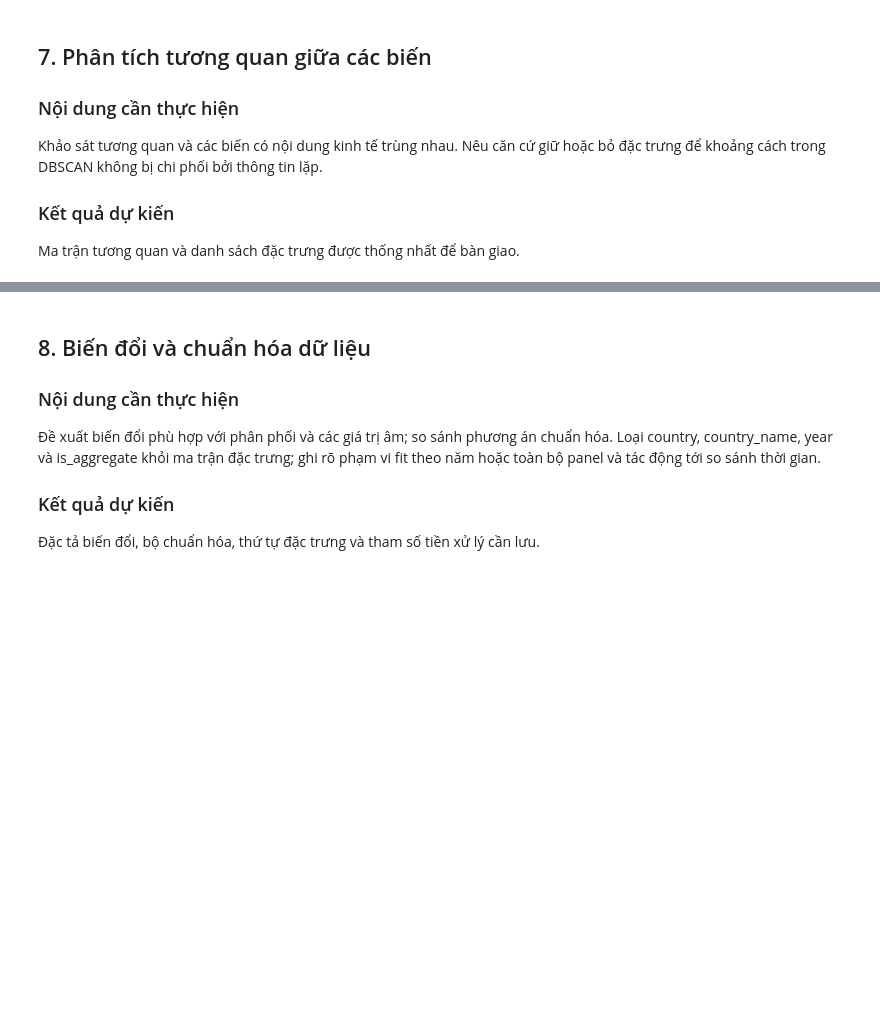
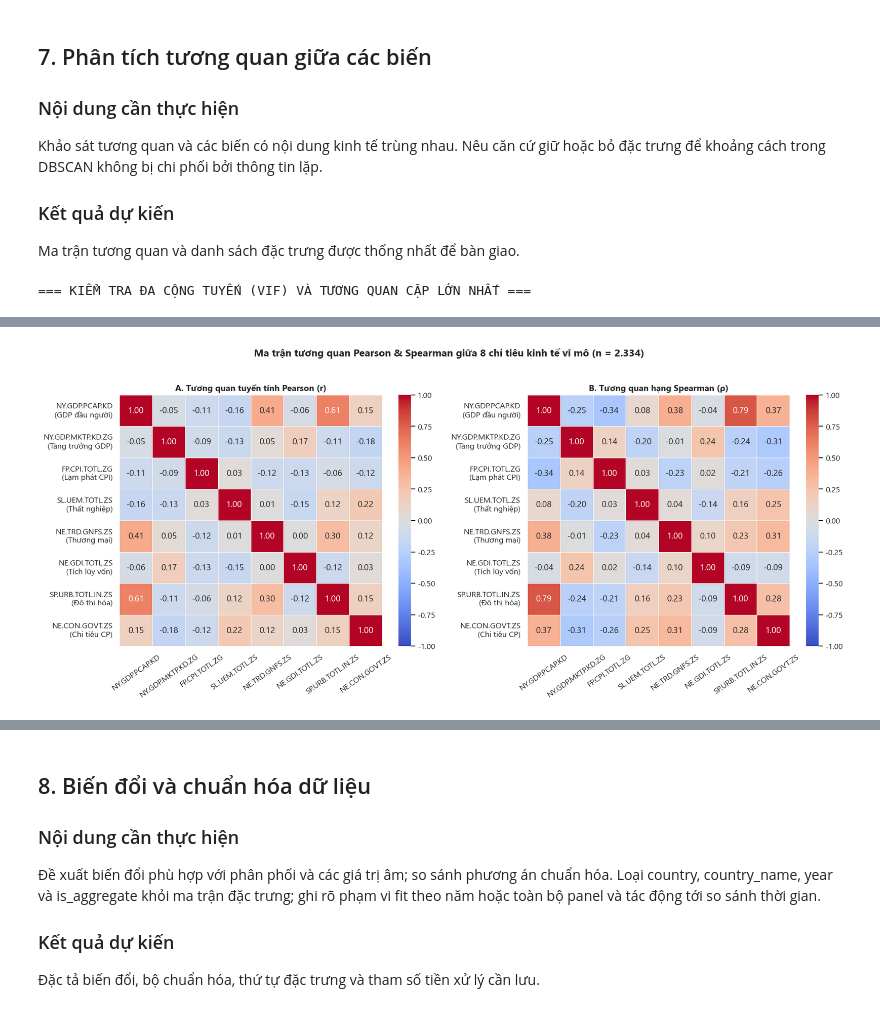
Before and after one commit to nguyenkhang310/DBSCAN, a Jupyter notebook: Duc/notebook/01_tien_xu_ly_du_lieu.ipynb, the cells around one changed output, grey strips where cells are left out. Cells and saved outputs as stored; diff of their text form; code cells hidden in the pictures; blank space fills up the shorter version.

```diff
--- a/Duc/notebook/01_tien_xu_ly_du_lieu.ipynb
+++ b/Duc/notebook/01_tien_xu_ly_du_lieu.ipynb
@@ -101,3 +807,76 @@ Khảo sát tương quan và các biến có nội dung kinh tế trùng nhau. N
 ### Kết quả dự kiến
 
 Ma trận tương quan và danh sách đặc trưng được thống nhất để bàn giao.
+# %%
+# 1. Tính ma trận tương quan Pearson (tuyến tính) và Spearman (hạng đơn điệu)
+corr_pearson = df_clean[FEATURE_COLS].corr(method="pearson")
+corr_spearman = df_clean[FEATURE_COLS].corr(method="spearman")
+
+# 2. Tính hệ số phóng đại phương sai VIF (Variance Inflation Factor) để kiểm tra đa cộng tuyến
+X_std_for_vif = StandardScaler().fit_transform(df_clean[FEATURE_COLS])
+corr_inv = np.linalg.inv(np.corrcoef(X_std_for_vif, rowvar=False))
+vif_df = pd.DataFrame({
+    "Mã chỉ tiêu": FEATURE_COLS,
+    "Tên chỉ tiêu": [SHORT_NAMES_VI[c] for c in FEATURE_COLS],
+    "VIF (Đơn vị gốc)": np.diag(corr_inv),
+    "|r| Pearson lớn nhất với biến khác": [
+        corr_pearson.loc[c].drop(c).abs().max() for c in FEATURE_COLS
+    ],
+    "|rho| Spearman lớn nhất với biến khác": [
+        corr_spearman.loc[c].drop(c).abs().max() for c in FEATURE_COLS
+    ],
+}).sort_values("VIF (Đơn vị gốc)", ascending=False).reset_index(drop=True)
+
+print("=== KIỂM TRA ĐA CỘNG TUYẾN (VIF) VÀ TƯƠNG QUAN CẶP LỚN NHẤT ===")
+display(vif_df)
+
+# 3. Vẽ biểu đồ Heatmap so sánh Pearson và Spearman
+fig, axes = plt.subplots(1, 2, figsize=(16, 6.8))
+short_labels = [f"{c}\n({SHORT_NAMES_VI[c].split(' (')[0]})" for c in FEATURE_COLS]
+
+mask = np.triu(np.ones_like(corr_pearson, dtype=bool), k=1)
+
+sns.heatmap(
+    corr_pearson,
+    annot=True,
+    fmt=".2f",
+    cmap="coolwarm",
+    vmin=-1,
+    vmax=1,
+    center=0,
+    xticklabels=FEATURE_COLS,
+    yticklabels=short_labels,
+    ax=axes[0],
+    linewidths=0.6,
+)
+axes[0].set_title("A. Tương quan tuyến tính Pearson (r)", fontsize=12, fontweight="bold")
+axes[0].tick_params(axis="x", rotation=35)
+
+sns.heatmap(
+    corr_spearman,
+    annot=True,
+    fmt=".2f",
+    cmap="coolwarm",
+    vmin=-1,
+    vmax=1,
+    center=0,
+    xticklabels=FEATURE_COLS,
+    yticklabels=short_labels,
+    ax=axes[1],
+    linewidths=0.6,
+)
+axes[1].set_title("B. Tương quan hạng Spearman (ρ)", fontsize=12, fontweight="bold")
+axes[1].tick_params(axis="x", rotation=35)
+
+plt.suptitle(
+    "Ma trận tương quan Pearson & Spearman giữa 8 chỉ tiêu kinh tế vĩ mô (n = 2.334)",
+    fontsize=14,
+    fontweight="bold",
+    y=1.02,
+)
+plt.tight_layout()
+fig_path_05 = DUC_FIG_DIR / "05_ma_tran_tuong_quan.png"
+plt.savefig(fig_path_05, bbox_inches="tight")
+plt.show()
+# %% [output]
+=== KIỂM TRA ĐA CỘNG TUYẾN (VIF) VÀ TƯƠNG QUAN CẶP LỚN NHẤT ===
@@ -103,0 +892 @@ Ma trận tương quan và danh sách đặc trưng được thống nhất đ
+[figure, added]
```
Also changed, not shown: parts of 20 cells of this notebook, 9 other files.
